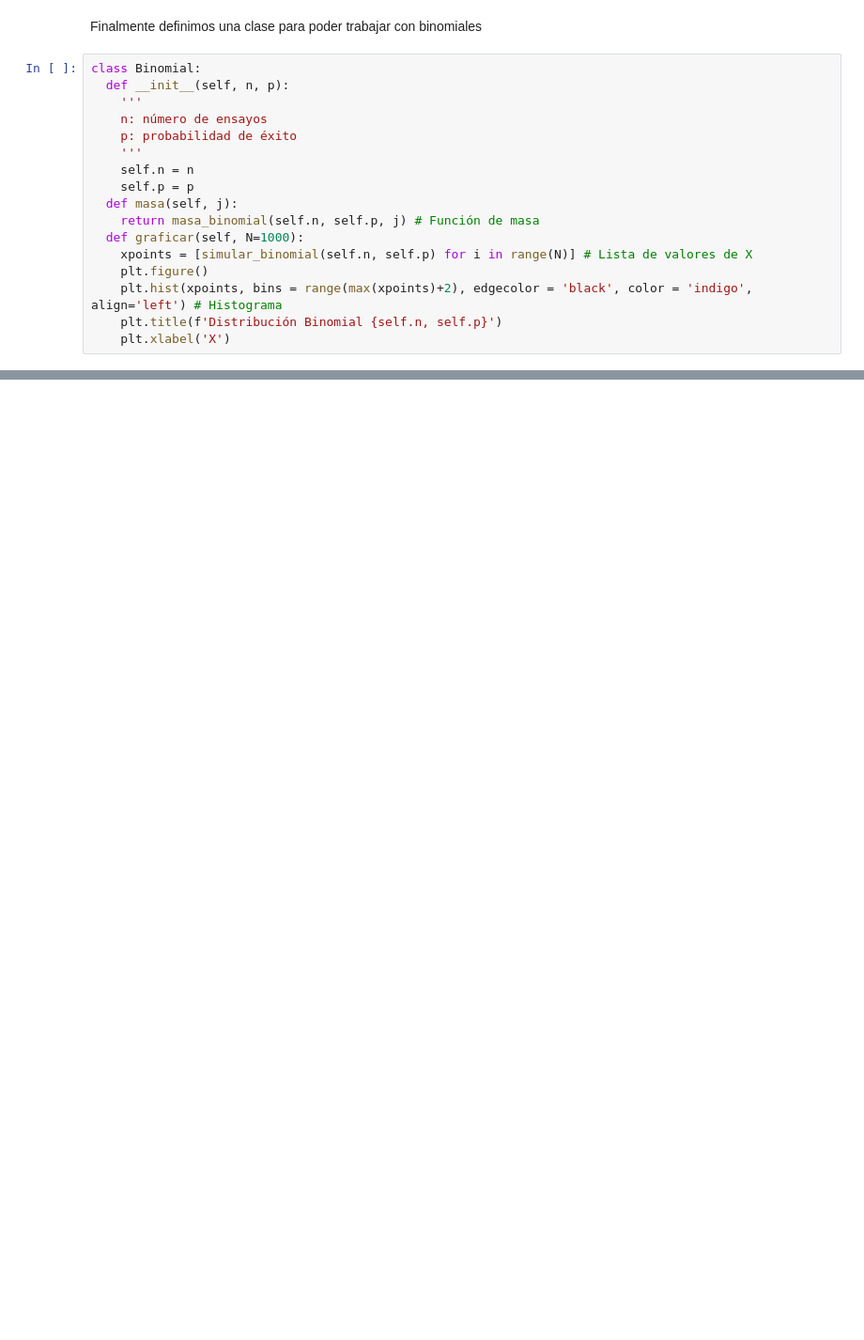
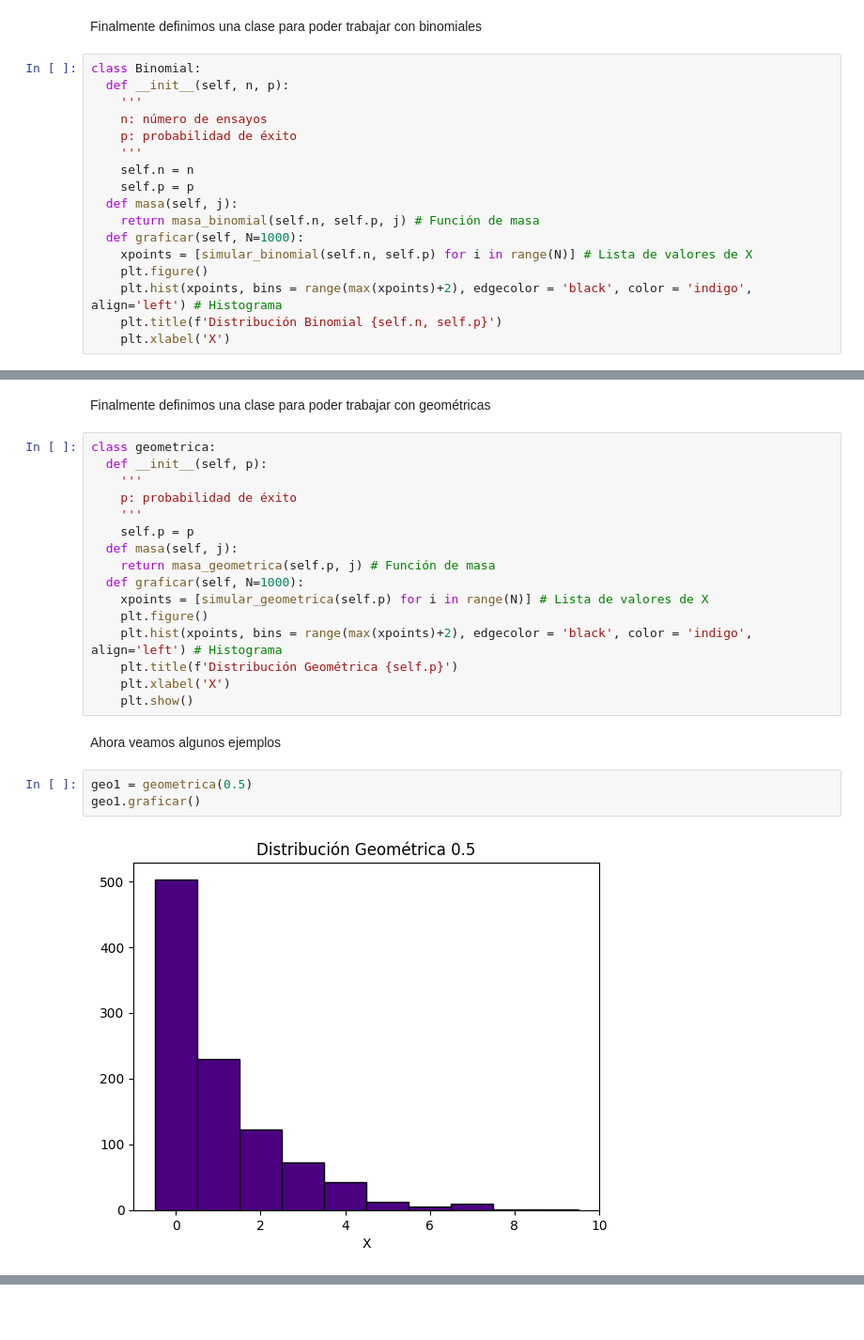
Before and after one commit to eliasegn/ProbabilidadI, a Jupyter notebook: VA4_SimulacióndeVariablesAleatoriasDiscretasconSoporteNumerable.ipynb, the cells around one changed output, grey strips where cells are left out. Shown: that part at 94% size. Drawn from its saved outputs; the diff is of its cells as text; blank space fills up the shorter version.

```diff
--- a/VA4_SimulacióndeVariablesAleatoriasDiscretasconSoporteNumerable.ipynb
+++ b/VA4_SimulacióndeVariablesAleatoriasDiscretasconSoporteNumerable.ipynb
@@ -176,0 +218,25 @@ binom3.graficar()
+# %% [markdown]
+Finalmente definimos una clase para poder trabajar con geométricas
+# %%
+class geometrica:
+  def __init__(self, p):
+    '''
+    p: probabilidad de éxito
+    '''
+    self.p = p
+  def masa(self, j):
+    return masa_geometrica(self.p, j) # Función de masa
+  def graficar(self, N=1000):
+    xpoints = [simular_geometrica(self.p) for i in range(N)] # Lista de valores de X
+    plt.figure()
+    plt.hist(xpoints, bins = range(max(xpoints)+2), edgecolor = 'black', color = 'indigo', align='left') # Histograma
+    plt.title(f'Distribución Geométrica {self.p}')
+    plt.xlabel('X')
+    plt.show()
+# %% [markdown]
+Ahora veamos algunos ejemplos
+# %%
+geo1 = geometrica(0.5)
+geo1.graficar()
+# %% [output]
+[figure, added]
```
Also changed, not shown: parts of 17 cells of this notebook.
